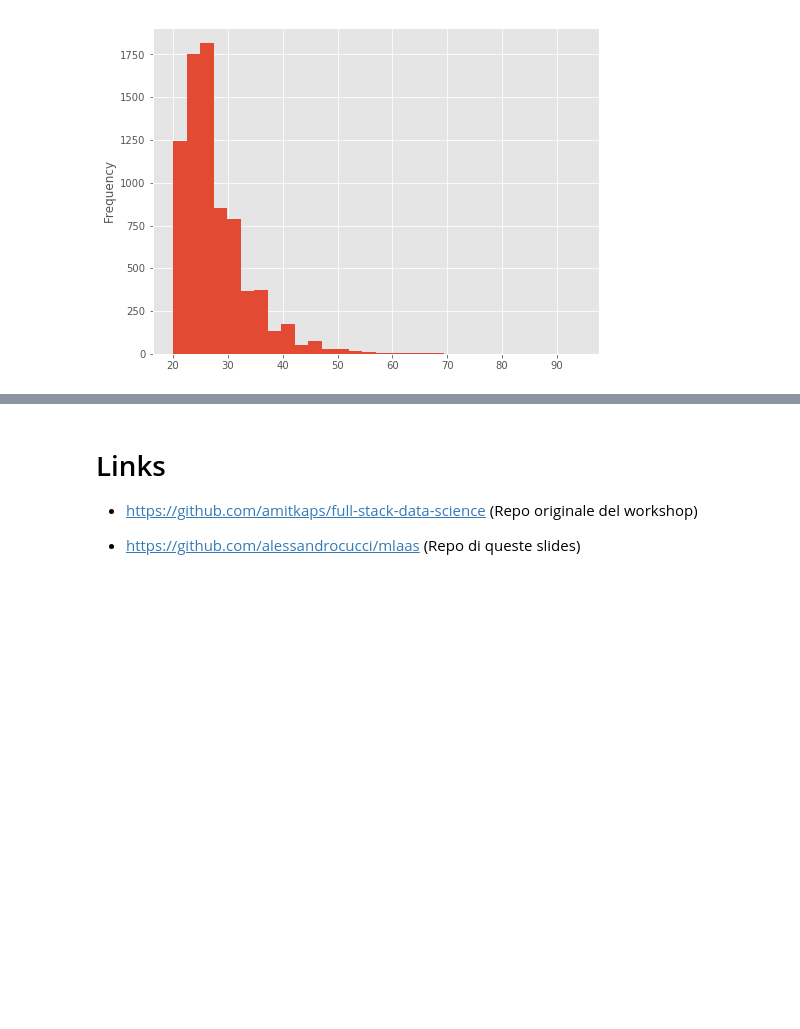
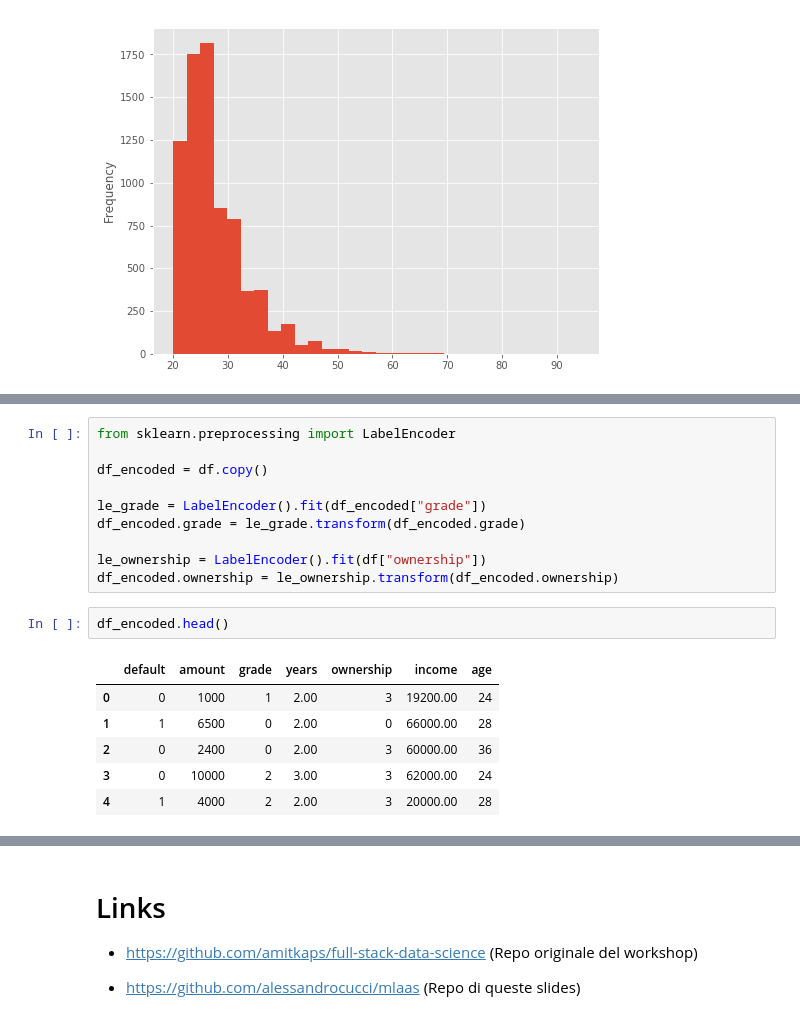
Before and after one commit to alessandrocucci/mlaas, a Jupyter notebook: static/Machine Learning as a Service.ipynb, the cells around one changed output, grey strips where cells are left out. Saved outputs shown, nothing was run; the diff lists cells and outputs as text; blank space fills up the shorter version.

```diff
--- a/static/Machine Learning as a Service.ipynb
+++ b/static/Machine Learning as a Service.ipynb
@@ -157,0 +192,19 @@ df.age.plot.hist(bins=30)
+# %%
+from sklearn.preprocessing import LabelEncoder
+
+df_encoded = df.copy()
+
+le_grade = LabelEncoder().fit(df_encoded["grade"])
+df_encoded.grade = le_grade.transform(df_encoded.grade)
+
+le_ownership = LabelEncoder().fit(df["ownership"])
+df_encoded.ownership = le_ownership.transform(df_encoded.ownership)
+# %%
+df_encoded.head()
+# %% [output]
+|  | default | amount | grade | years | ownership | income | age |
+| 0 | 0 | 1000 | 1 | 2.00 | 3 | 19200.00 | 24 |
+| 1 | 1 | 6500 | 0 | 2.00 | 0 | 66000.00 | 28 |
+| 2 | 0 | 2400 | 0 | 2.00 | 3 | 60000.00 | 36 |
+| 3 | 0 | 10000 | 2 | 3.00 | 3 | 62000.00 | 24 |
+| 4 | 1 | 4000 | 2 | 2.00 | 3 | 20000.00 | 28 |
```
Also changed, not shown: parts of 13 cells of this notebook, 3 other files.
